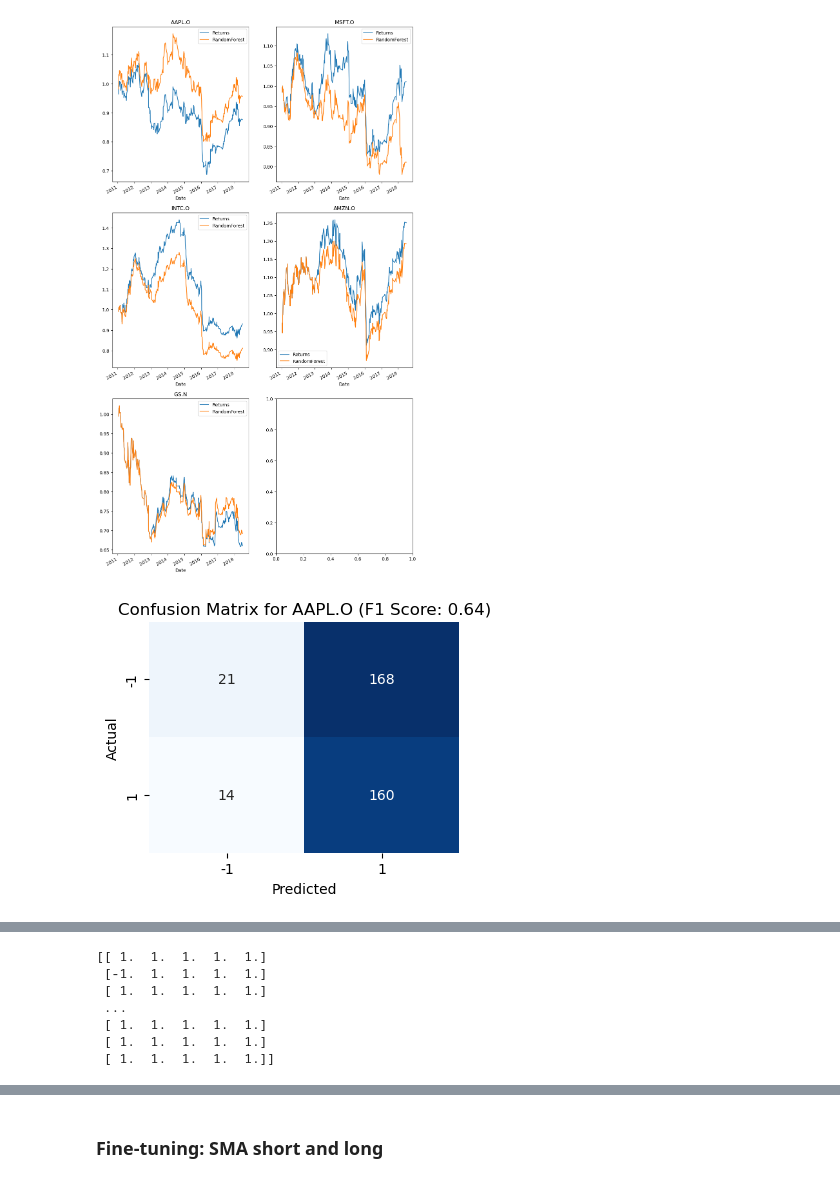
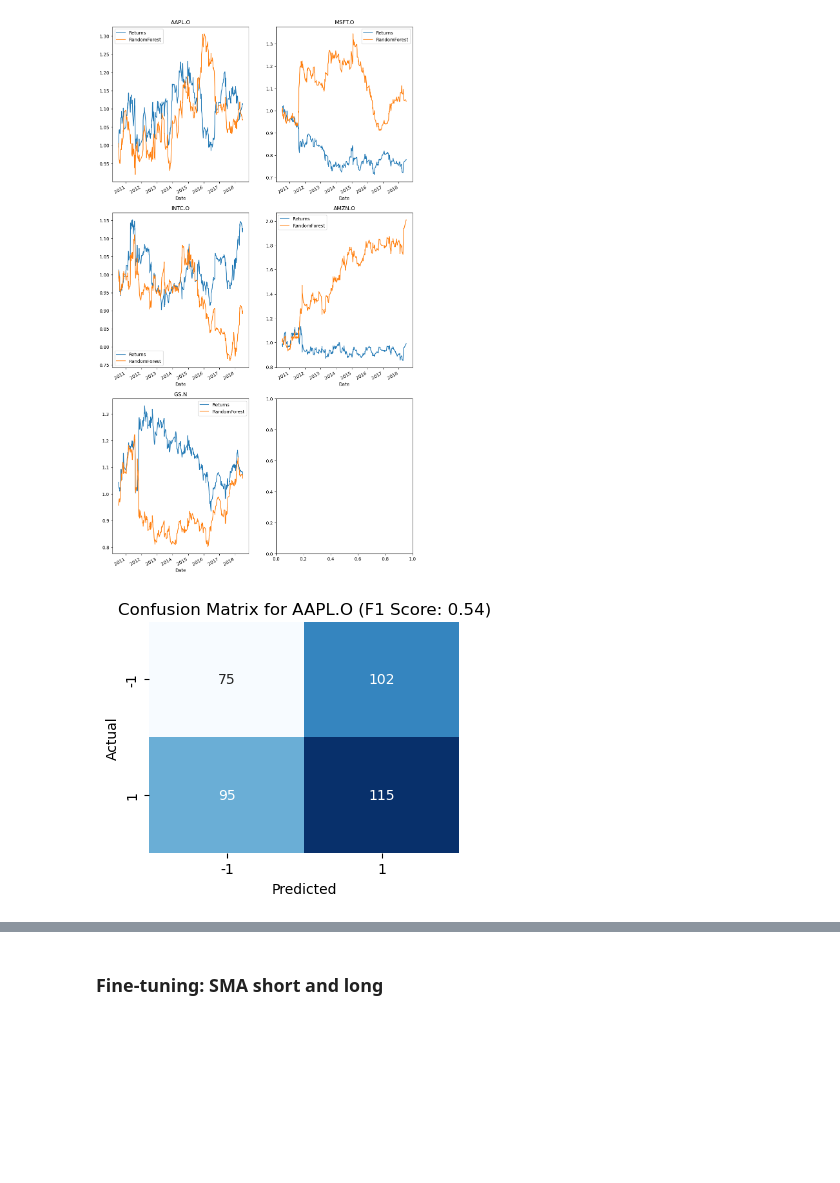
Before and after one commit to AY2324S2-QF2103-Group-9/Trading-Strategies-Comparison, a Jupyter notebook: Project_RandomForest.ipynb, the cells around one changed output, grey strips where cells are left out. Drawn from its saved outputs; the diff is of its cells as text; code cells hidden in the pictures; blank space fills up the shorter version.

```diff
--- a/Project_RandomForest.ipynb
+++ b/Project_RandomForest.ipynb
@@ -157,14 +167,8 @@ for stock in colnames:
     data[feat] = data[feat].shift(1)
 
 rsi_feat = [f"{stock} rsi"]
-# %%
-sma_windows = [3, 5, 10, 20, 30, 40, 50, 75, 100, 125, 150, 200, 250]
-
-for stock in colnames:
-    for i in sma_windows:
-        data[f"{stock} SMA {i}"] = data[stock].rolling(window=i).mean().shift(1)
 # %%
-def moving_average(data, window_short=10, window_long=250):
+def moving_average(data, window_short=20, window_long=100):
     """
     Calculate short-term and long-term moving averages.
 
@@ -189,20 +193,19 @@ def moving_average(data, window_short=10, window_long=250):
 for stock in colnames:
     short, long = moving_average(data[stock])
     data[f'{stock} SMA'] = np.where(short > long, 1, -1)
-    data[f"{stock} SMA"] = data[f"{stock} SMA"].shift(1)
+    data[f"{stock} SMA"] = data[f"{stock} SMA"].shift(-100).shift(101)
 
 ma_feat = [f"{stock} SMA" for stock in colnames]
 # %%
-def simple_sma_trade(data, window=150, tolerance=0.01):
+def simple_sma_trade(data, window=125, tolerance=0.01):
     sma = data.rolling(window=window).mean()
     threshold = tolerance * sma
 
     return np.where(data > sma, 1, -1)
 
-for i in sma_windows:
-    for stock in colnames:
-        data[f"{stock} SMA {i} trade"] = simple_sma_trade(data[stock], window=i)
-        data[f"{stock} SMA {i} trade"] = data[f"{stock} SMA {i} trade"].shift(1)
+for stock in colnames:
+    data[f"{stock} SMA trade"] = simple_sma_trade(data[stock])
+    data[f"{stock} SMA trade"] = data[f"{stock} SMA trade"].shift(-125).shift(126)
 
 sma_feat = [f"{stock} SMA trade" for stock in colnames]
 # %%
@@ -212,10 +215,6 @@ for stock in colnames:
     feat = f"{stock} digi-rsi"
     rsi = f"{stock} rsi"
     feat_data[feat] = np.digitize(feat_data[rsi], bins=rsi_bins[stock])
-    # feat_data[feat + "-1"] = np.digitize(feat_data[rsi], bins=[30, 70])
-    # feat_data[feat + "-2"] = np.digitize(feat_data[rsi], bins=[20, 80])
-    # feat_data[f'{stock} SMA'] = np.where(feat_data[f"{stock} SMA 20"] > feat_data[f"{stock} SMA 50"], 1, -1)
-    feat_data[f"{stock} SMA trade"] = feat_data[f"{stock} SMA 20 trade"]
 
 rsi_feat = [f"{stock} digi-rsi" for stock in colnames]
 # %%
@@ -230,7 +229,7 @@ data_train, data_test = train_test_split(feat_data,
                                          random_state = 0)
 features = ma_feat + sma_feat + lag_feat + rsi_feat
 
-roll = 5
+roll = 3
 # test_split = len(data) // 5
 
 # data_train = feat_data[:- test_split]
@@ -249,8 +248,8 @@ model = RandomForestClassifier(max_depth=5, min_samples_leaf=5)
 
 model.fit(training, training_res)
 
-results = model.predict(testing)
-results = pd.DataFrame(data=results).rolling(window=roll, min_periods=1).apply(lambda x: mode(x)[0]).values
+preds = model.predict(testing)
+results = pd.DataFrame(data=preds).rolling(window=roll, min_periods=1).apply(lambda x: mode(x)[0]).values
 
 
 print_data("Returns:", data_test[[f"{stock} ret" for stock in colnames]].sum().apply(np.exp))
@@ -306,8 +305,6 @@ for i, stock in enumerate(colnames):
     plt.ylabel('Actual')
     plt.title(f'Confusion Matrix for {stock} (F1 Score: {f1_score:.2f})')
     plt.show()
-
-print(results)
 # %% [output]
 ----------------------------------------------------------------------------------------------------
 Returns:
@@ -329,3 +326,3 @@ AMZN.O SMA trade    0.007727
-[figure, old version]
+[figure, new version]
-[figure, old version]
+[figure, new version]
 [figure]
@@ -335,7 +331,0 @@ AMZN.O SMA trade    0.007727
-[[ 1.  1.  1.  1.  1.]
- [-1.  1.  1.  1.  1.]
- [ 1.  1.  1.  1.  1.]
- ...
- [ 1.  1.  1.  1.  1.]
- [ 1.  1.  1.  1.  1.]
- [ 1.  1.  1.  1.  1.]]
```
Also changed, not shown: parts of 22 cells of this notebook, 5 other files.
